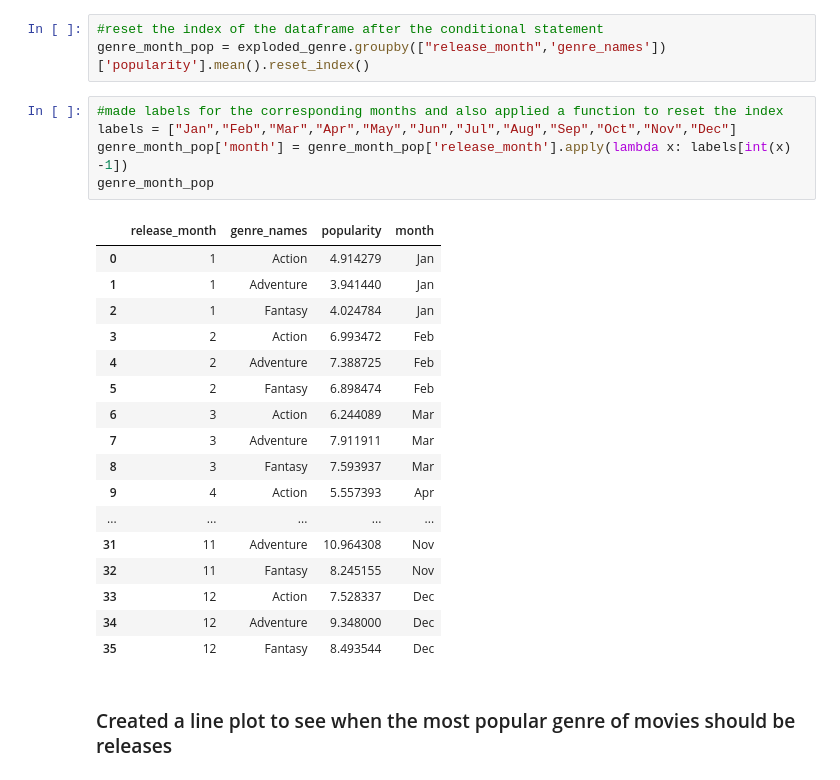
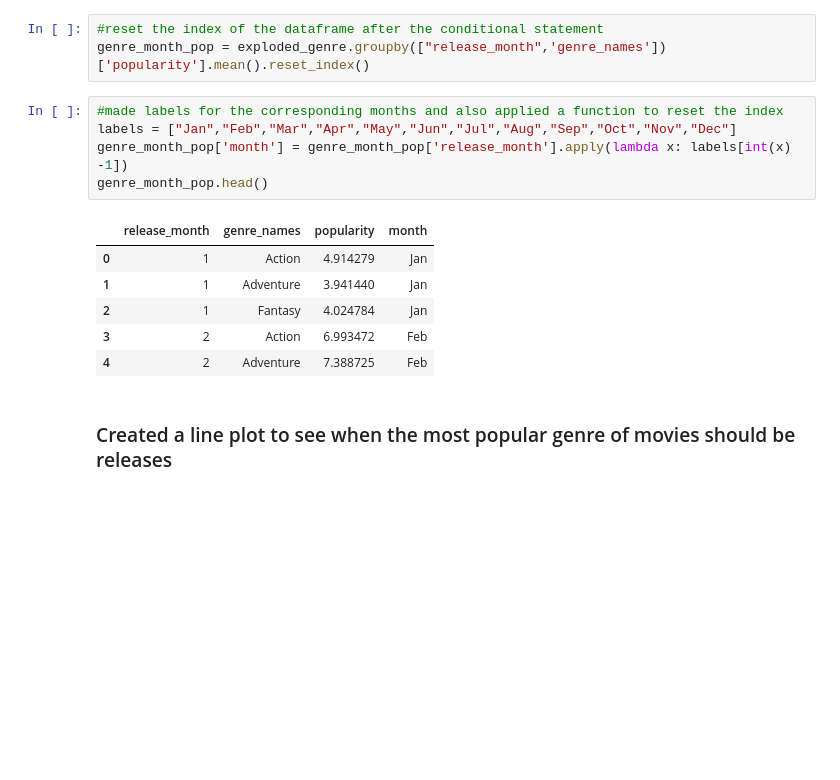
Before and after one commit to LaibahAshfaq/Microsoft-Movie-Analysis-Project, a Jupyter notebook: Final_Notebook.ipynb, the cells around one changed output. Saved outputs shown, nothing was run; the diff lists cells and outputs as text; blank space fills up the shorter version.

```diff
--- a/Final_Notebook.ipynb
+++ b/Final_Notebook.ipynb
@@ -276,26 +280,15 @@ genre_month_pop = exploded_genre.groupby(["release_month",'genre_names'])['popul
 # %%
 #made labels for the corresponding months and also applied a function to reset the index
 labels = ["Jan","Feb","Mar","Apr","May","Jun","Jul","Aug","Sep","Oct","Nov","Dec"]
 genre_month_pop['month'] = genre_month_pop['release_month'].apply(lambda x: labels[int(x) -1])
-genre_month_pop
+genre_month_pop.head()
 # %% [output]
 |  | release_month | genre_names | popularity | month |
 | 0 | 1 | Action | 4.914279 | Jan |
 | 1 | 1 | Adventure | 3.941440 | Jan |
 | 2 | 1 | Fantasy | 4.024784 | Jan |
 | 3 | 2 | Action | 6.993472 | Feb |
 | 4 | 2 | Adventure | 7.388725 | Feb |
-| 5 | 2 | Fantasy | 6.898474 | Feb |
-| 6 | 3 | Action | 6.244089 | Mar |
-| 7 | 3 | Adventure | 7.911911 | Mar |
-| 8 | 3 | Fantasy | 7.593937 | Mar |
-| 9 | 4 | Action | 5.557393 | Apr |
-| ... | ... | ... | ... | ... |
-| 31 | 11 | Adventure | 10.964308 | Nov |
-| 32 | 11 | Fantasy | 8.245155 | Nov |
-| 33 | 12 | Action | 7.528337 | Dec |
-| 34 | 12 | Adventure | 9.348000 | Dec |
-| 35 | 12 | Fantasy | 8.493544 | Dec |
 # %% [markdown]
 ### Created a line plot to see when the most popular genre of movies should be releases
 # %%
```
Also changed, not shown: parts of 24 cells of this notebook, 7 other files.
